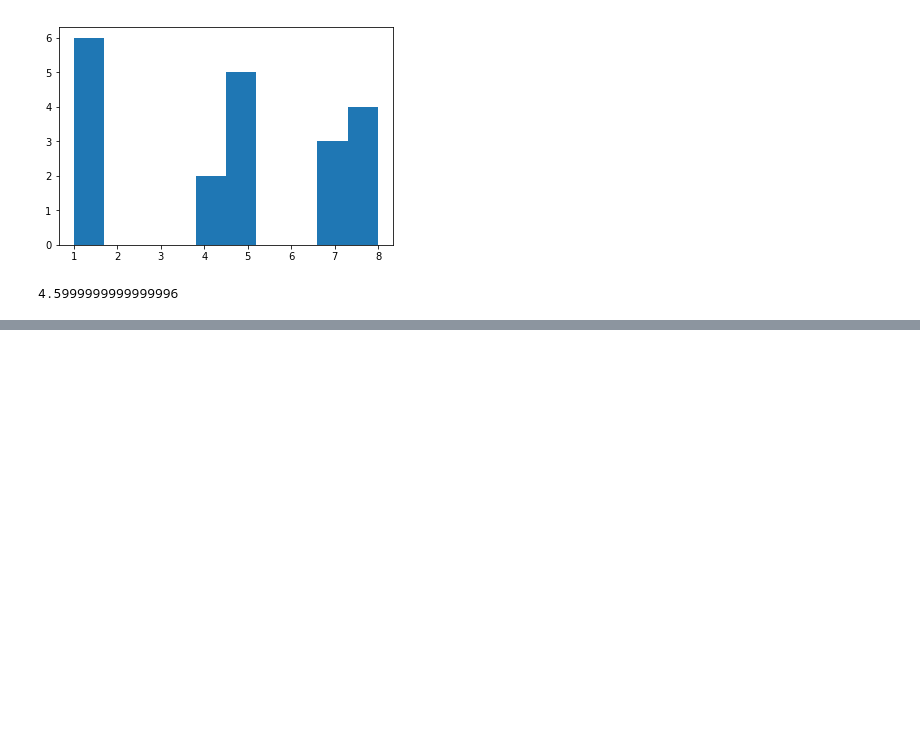
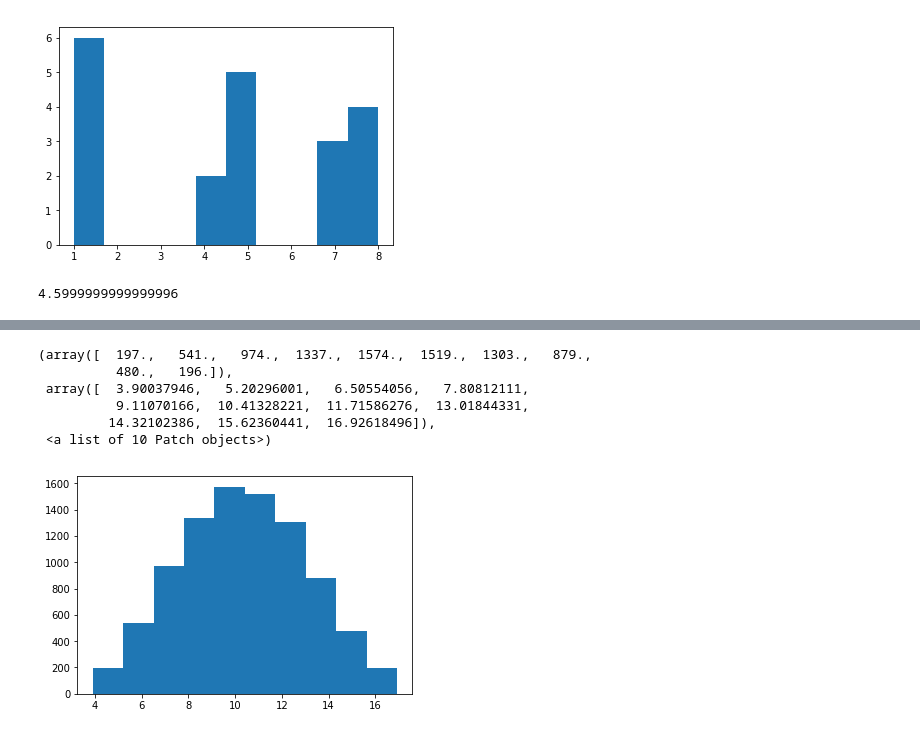
Before and after one commit to luisontaneda/Proyecto, a Jupyter notebook: Trabajo 1 Luis Ontaneda Alejandro Preciado.ipynb, the cells around one changed output, grey strips where cells are left out. Cells and saved outputs as stored; diff of their text form; code cells hidden in the pictures; blank space fills up the shorter version.

```diff
--- a/Trabajo 1 Luis Ontaneda Alejandro Preciado.ipynb
+++ b/Trabajo 1 Luis Ontaneda Alejandro Preciado.ipynb
@@ -172,13 +211,30 @@ promdias
 # %%
+te = []
 def mant(x):
-
-    np.random.uniform(0.1,2)
-    np.random.uniform(3.5,9)
-    if x == 2:
-        mean = 4
-    elif x == 3:
-        mean = 3
-    elif x == 4:
-        mean = 2
-
-    return sal
+    for i in range(1000):
+        num = np.random.uniform(0.1,2)
+        num1 = np.random.uniform(3.5,9)
+        if x == 2:
+            t = 4 * num + num1
+        elif x == 3:
+            t = 3 * num + num1
+        elif x == 4:
+            t = 2 * num + num1
+        te.append(t)
+    return te
+# %%
+te2 = mant(2)
+promte2 = np.mean(te2)
+mas8 = [i for i in te2 if i > 8]
+probmas8 = len(mas8)/len(te2) * 100
+print('el tiempo promedio de espera para reparar una maquina es', promt2)
+print('la probabilidad para que sea mas de ocho es:', probmas8 )
+plt.hist(te2)
+# %% [output]
+(array([  197.,   541.,   974.,  1337.,  1574.,  1519.,  1303.,   879.,
+          480.,   196.]),
+ array([  3.90037946,   5.20296001,   6.50554056,   7.80812111,
+          9.11070166,  10.41328221,  11.71586276,  13.01844331,
+         14.32102386,  15.62360441,  16.92618496]),
+ <a list of 10 Patch objects>)
+[figure, added]
```
Also changed, not shown: parts of 34 cells of this notebook.
